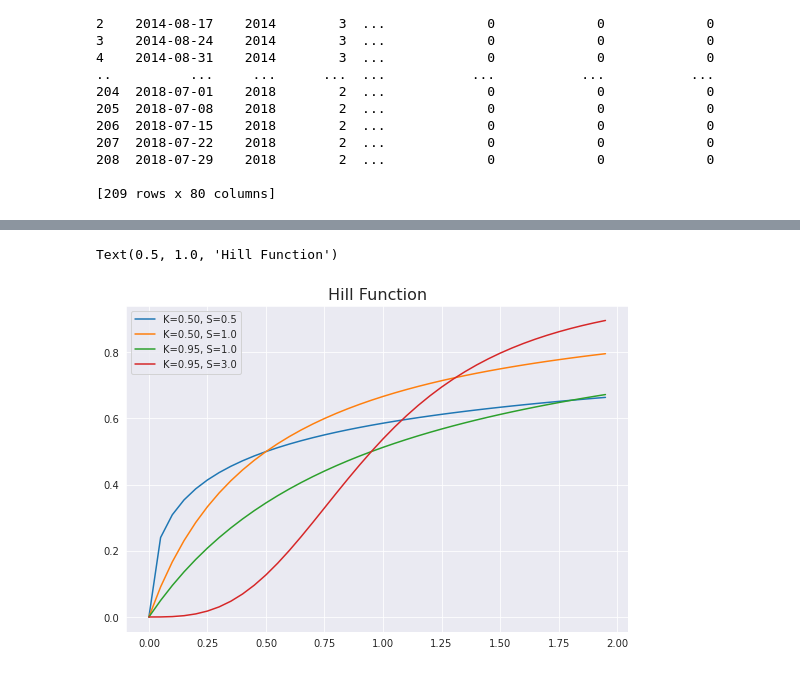
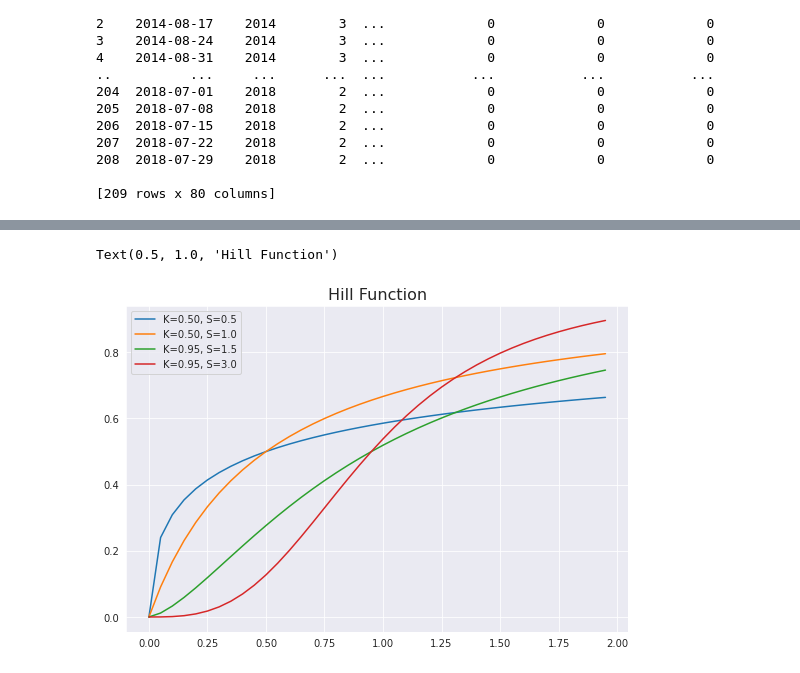
Before and after one commit to ayush139/MMX, a Jupyter notebook: MMX.ipynb, the cells around one changed output, grey strips where cells are left out. Cells and saved outputs as stored; diff of their text form; code cells hidden in the pictures.

```diff
--- a/MMX.ipynb
+++ b/MMX.ipynb
@@ -213,23 +193,23 @@ def hill_transform(x, ec, slope):
 # %%
 # plot hill function with varying K and S
 fig, ax = plt.subplots(figsize=(9,6))
 psets = [
     [0.5, 0.5],
     [0.5, 1.0],
-    [0.95, 1.0],
+    [0.95, 1.5],
     [0.95, 3.0]
 ]
 xm = np.arange(0,2,0.05)
 for i in range(len(psets)):
     p = psets[i]
     ec, slope = p[0], p[1]
     sns.lineplot(x=xm, y=hill_transform(xm, ec, slope), ax=ax,
                   label='K=%.2f, S=%.1f'%(ec, slope))
     #ax.lines[i+1].set_linestyle("--")
 ax.set_title('Hill Function', fontsize=16)
 # %% [output]
 Text(0.5, 1.0, 'Hill Function')
-[figure, old version]
+[figure, new version]
 # %%
 # 2.1 Control Model / Base Sales Model
 import pystan
```
Also changed, not shown: parts of 17 cells of this notebook.
